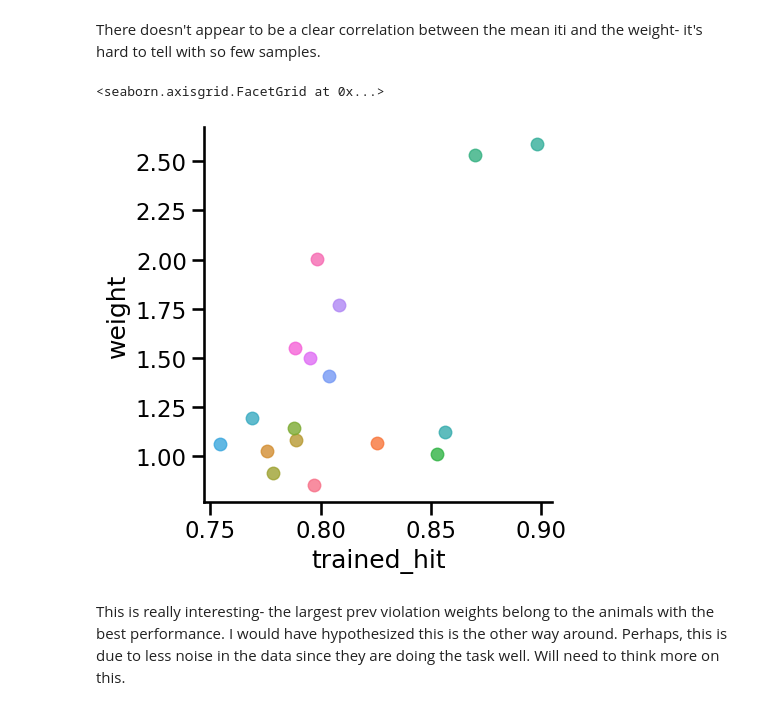
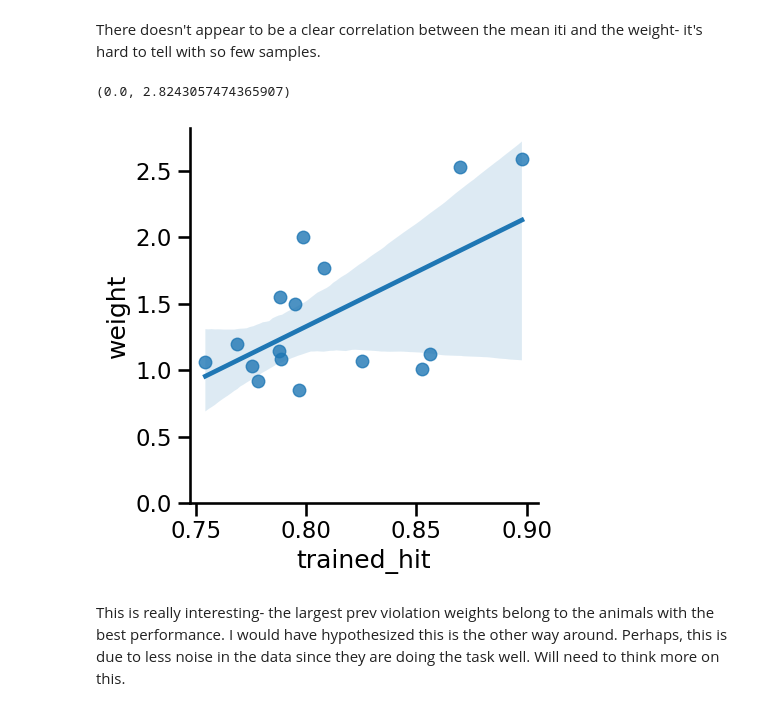
Before and after one commit to jess-breda/violations-multinomial, a Jupyter notebook: notebooks/EDA_03_filtered_prev_violation.ipynb, the cells around one changed output. Drawn from its saved outputs; the diff is of its cells as text; code cells hidden in the pictures.

```diff
--- a/notebooks/EDA_03_filtered_prev_violation.ipynb
+++ b/notebooks/EDA_03_filtered_prev_violation.ipynb
@@ -343,14 +347,17 @@ There doesn't appear to be a clear correlation between the mean iti and the weig
 # %%
 sns.lmplot(
     data=weights_df,
     x="trained_hit",
     y="weight",
-    hue="animal_id",
+    # hue="animal_id",
     legend=False,
 )
+
+plt.ylim(0, None)
+# plt.xlim(0.5, 1)
 # %% [output]
-<seaborn.axisgrid.FacetGrid at 0x...>
+(0.0, 2.8243057474365907)
-[figure, old version]
+[figure, new version]
 # %% [markdown]
 This is really interesting- the largest prev violation weights belong to the animals with the best performance. I would have hypothesized this is the other way around. Perhaps, this is due to less noise in the data since they are doing the task well. Will need to think more on this.
 # %% [markdown]
```
Also changed, not shown: parts of 19 cells of this notebook.
